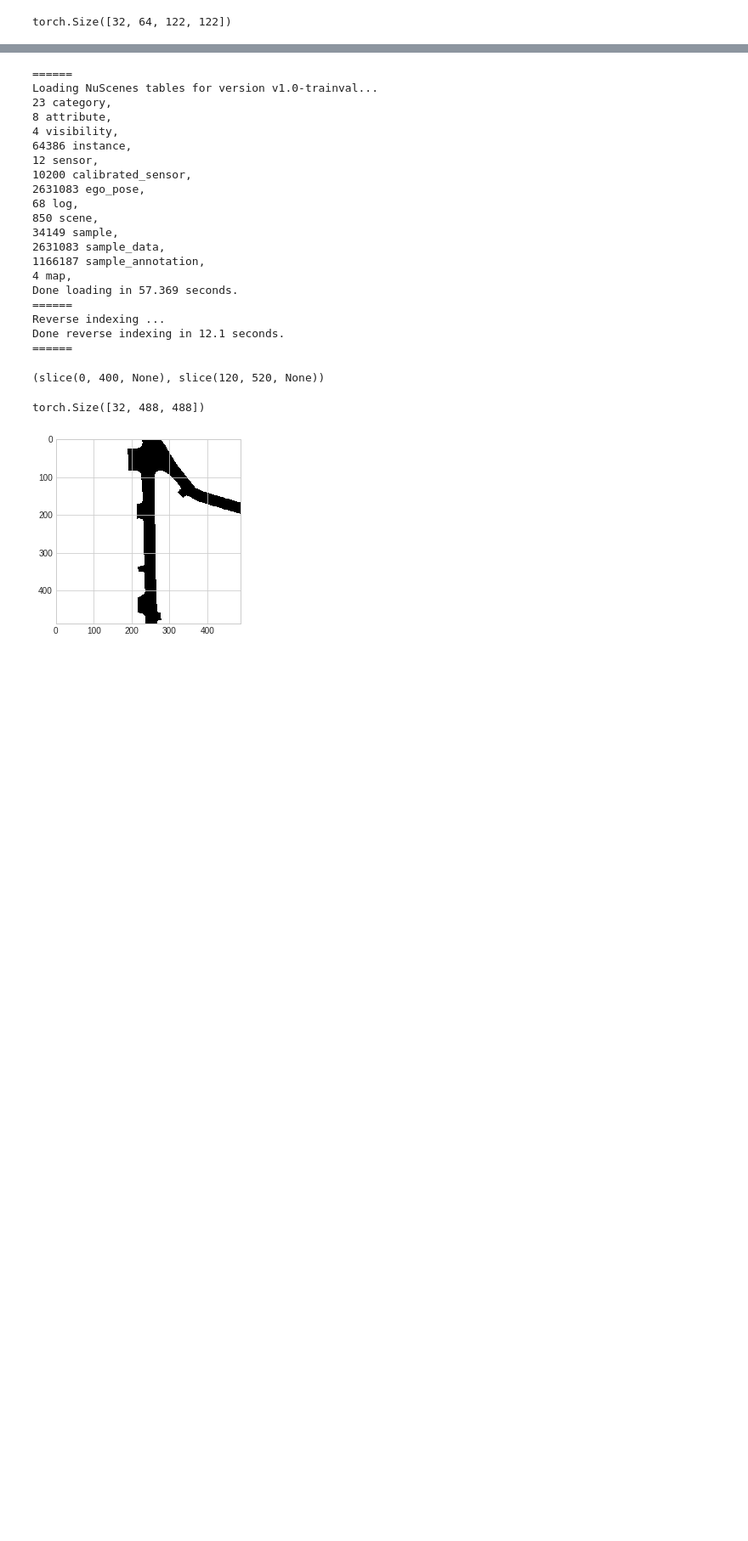
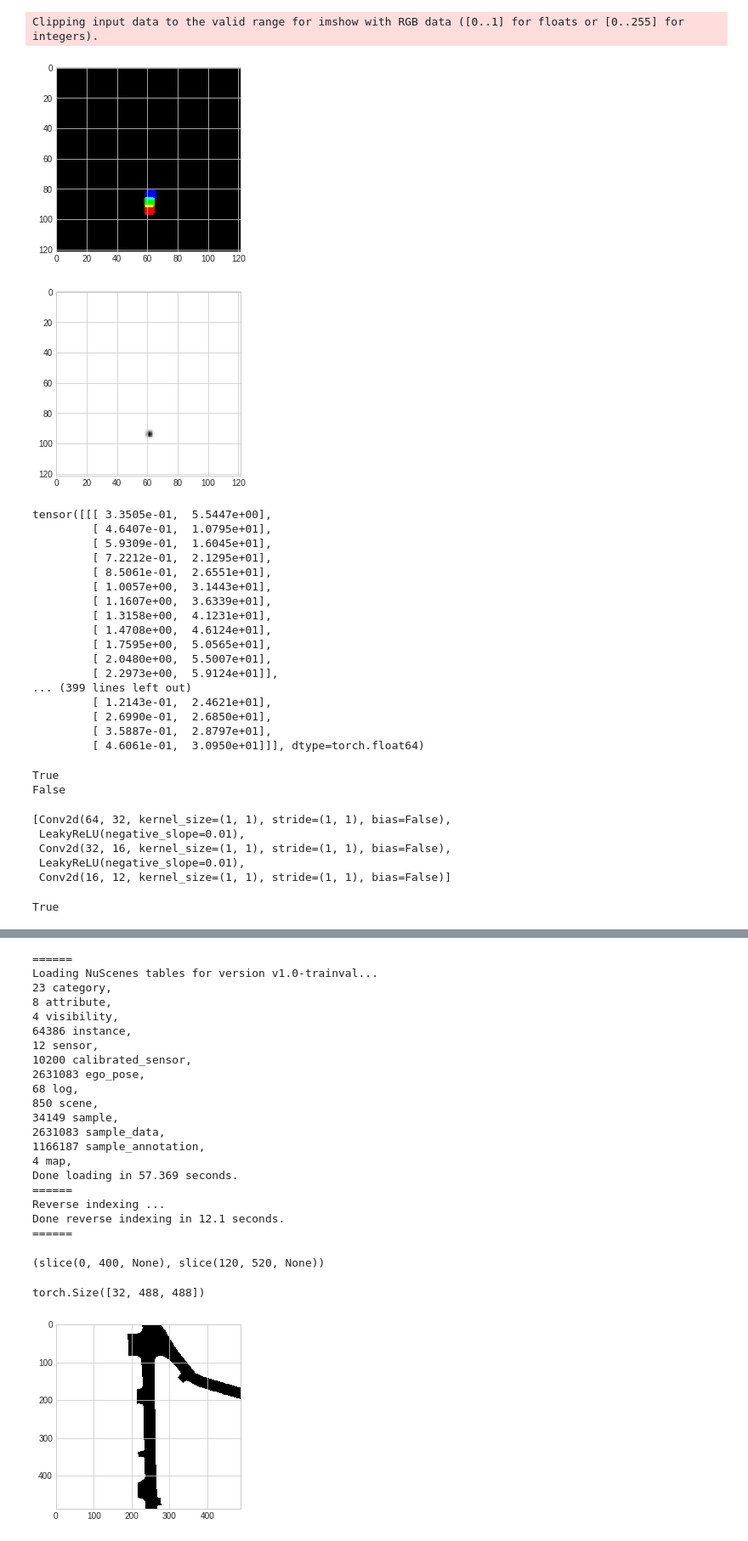
Before and after one commit to tudelft-iv-students/offline-tracking-with-object-permanence, a Jupyter notebook: test.ipynb, the cells around one changed output, grey strips where cells are left out. Shown: that part at 85% size. Cells and saved outputs as stored; diff of their text form; code cells hidden in the pictures; blank space fills up the shorter version.

```diff
--- a/test.ipynb
+++ b/test.ipynb
@@ -45,7 +86,78 @@ for i,data in enumerate(trainer.tr_dl):
+# %%
+from math import exp
+from torch.autograd import Variable
+import torch.nn.functional as F
+def gaussian(window_size, sigma):
+    gauss = torch.Tensor([exp(-(x - window_size//2)**2/float(2*sigma**2)) for x in range(window_size)])
+    return gauss/gauss.sum()
+def create_window(window_size, channel):
+    _1D_window = gaussian(window_size, 1.5).unsqueeze(1)
+    _2D_window = _1D_window.mm(_1D_window.t()).float().unsqueeze(0).unsqueeze(0)
+    window = Variable(_2D_window.expand(channel, 1, window_size, window_size).contiguous())
+    return window
+window=create_window(7, 1).repeat(12,1,1,1)
+# window.shape
+test_heatmap=F.conv2d(test_htmap, window, padding = 7//2, groups = 12)
+# %%
+import matplotlib.pyplot as plt
+plt.imshow(255*test_heatmap[0,:3].permute(1,2,0))
+plt.show()
+plt.imshow(test_heatmap[0,0])
+plt.show()
+data['ground_truth']['traj']
+# %% [output]
+Clipping input data to the valid range for imshow with RGB data ([0..1] for floats or [0..255] for integers).
+[figure, added]
+[figure, added]
+tensor([[[ 3.3505e-01,  5.5447e+00],
+         [ 4.6407e-01,  1.0795e+01],
+         [ 5.9309e-01,  1.6045e+01],
+         [ 7.2212e-01,  2.1295e+01],
+         [ 8.5061e-01,  2.6551e+01],
+         [ 1.0057e+00,  3.1443e+01],
+         [ 1.1607e+00,  3.6339e+01],
+         [ 1.3158e+00,  4.1231e+01],
+         [ 1.4708e+00,  4.6124e+01],
+         [ 1.7595e+00,  5.0565e+01],
+         [ 2.0480e+00,  5.5007e+01],
+         [ 2.2973e+00,  5.9124e+01]],
+... (399 lines left out)
+         [ 1.2143e-01,  2.4621e+01],
+         [ 2.6990e-01,  2.6850e+01],
+         [ 3.5887e-01,  2.8797e+01],
+         [ 4.6061e-01,  3.0950e+01]]], dtype=torch.float64)
 # %%
 encodings=trainer.model.encoder(data_test)
 # %%
 agg_feat=trainer.model.aggregator(encodings)
-agg_feat.shape
+combined_encodings=agg_feat['agg_encoding']
+mask=agg_feat['under_sampled_mask']
+print(combined_encodings.requires_grad)
+print(mask.requires_grad)
 # %% [output]
-torch.Size([32, 64, 122, 122])
+True
+False
+# %%
+from models.library.blocks import *
+transpose_convs = nn.ModuleList([
+            TransposeCNNBlock(in_channels=64, out_channels=32, kernel_size=3, stride=2, padding=1, output_padding=0),
+            TransposeCNNBlock(in_channels=32, out_channels=16, kernel_size=3, stride=2, padding=0, output_padding=0)
+        ]).to('cuda:0')
+conv1=trainer.model.decoder.layers
+conv1
+# %% [output]
+[Conv2d(64, 32, kernel_size=(1, 1), stride=(1, 1), bias=False),
+ LeakyReLU(negative_slope=0.01),
+ Conv2d(32, 16, kernel_size=(1, 1), stride=(1, 1), bias=False),
+ LeakyReLU(negative_slope=0.01),
+ Conv2d(16, 12, kernel_size=(1, 1), stride=(1, 1), bias=False)]
+# %%
+x=combined_encodings
+test_sftmx=nn.Softmax(dim=-1)
+for layer in conv1:
+    x=layer(x)
+predictions=x.view(x.shape[0],x.shape[1],-1)
+predictions=test_sftmx(predictions).view(x.shape)
+predictions.requires_grad
+# %% [output]
+True
```
Also changed, not shown: parts of 7 cells of this notebook, 5 other files.
